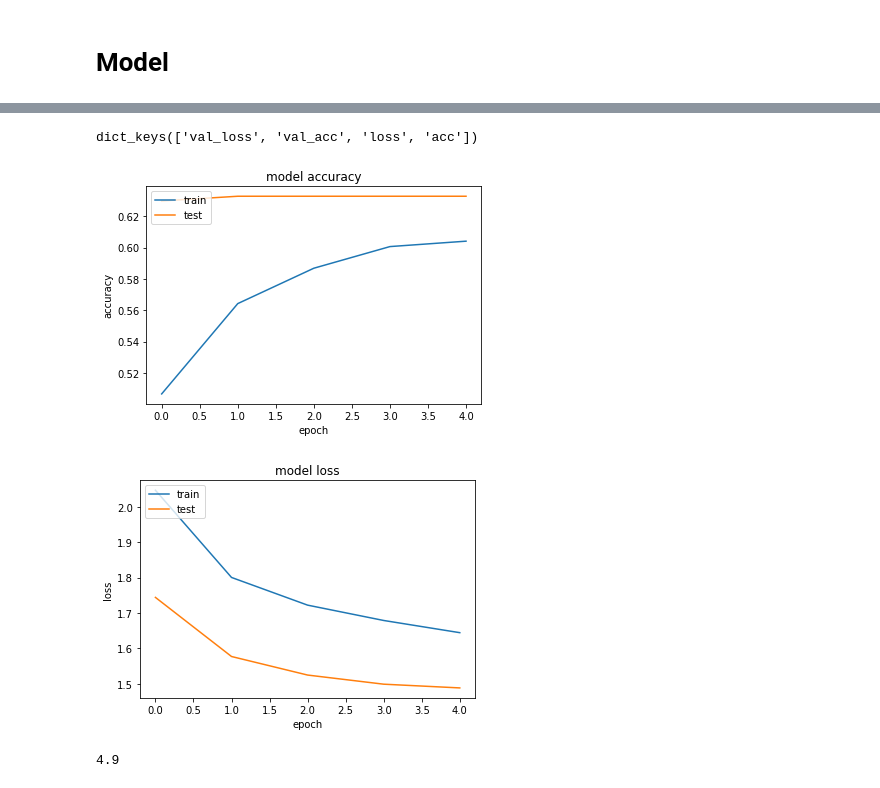
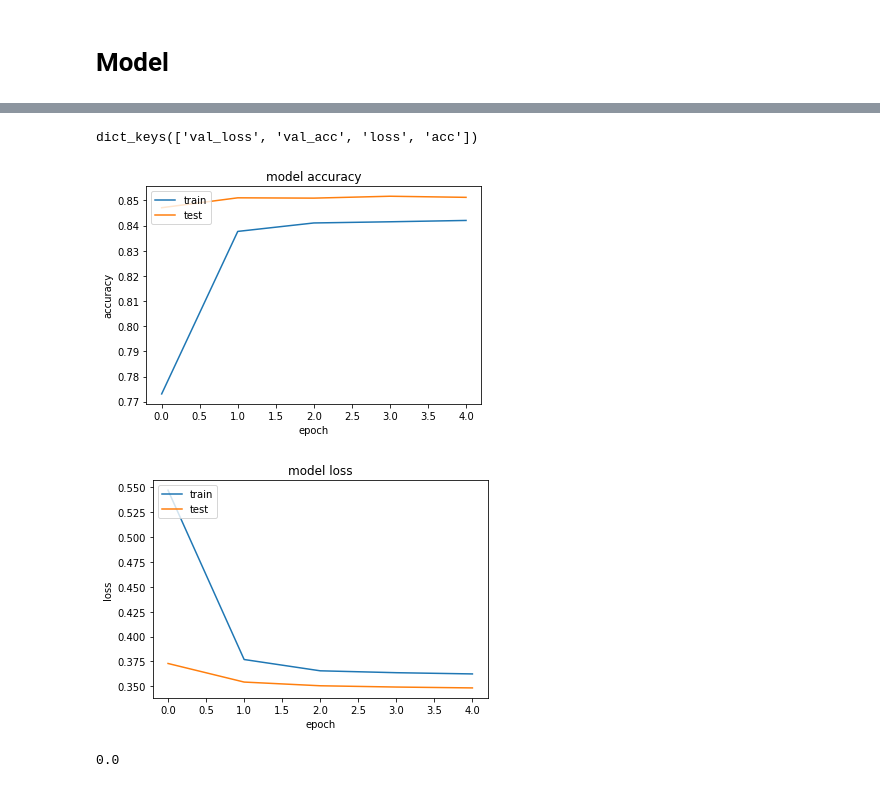
Before and after one commit to MustAndy/AI_for_NLP, a Jupyter notebook: P2/P2-test.ipynb, the cells around one changed output, grey strips where cells are left out. Drawn from its saved outputs; the diff is of its cells as text; code cells hidden in the pictures.

```diff
--- a/P2/P2-test.ipynb
+++ b/P2/P2-test.ipynb
@@ -183,3 +278,3 @@ def split_dataset(pad_comments,labels,split_frac):
 # %%
 import random
-x_train,y_train,x_test,y_test = split_dataset(pad_comments,labels,0.8)
+x_train,y_train,x_test,y_test = split_dataset(pad_comments,y_test,0.8)
@@ -235,0 +322,34 @@ Epoch 5/5
+# %%
+from keras.layers import Dense,Input,LSTM,Bidirectional,Activation,Conv1D,GRU
+from keras.callbacks import Callback
+from keras.layers import Dropout,Embedding,GlobalMaxPooling1D, MaxPooling1D, Add, Flatten
+from keras.preprocessing import text, sequence
+from keras.layers import GlobalAveragePooling1D, GlobalMaxPooling1D, concatenate, SpatialDropout1D
+from keras import initializers, regularizers, constraints, optimizers, layers, callbacks
+from keras.callbacks import EarlyStopping,ModelCheckpoint
+from keras.models import Model
+from keras.optimizers import Adam
+from sklearn.model_selection import train_test_split
+from sklearn.metrics import accuracy_score
+from sklearn.metrics import roc_auc_score
+def get_model():
+    embed_size=128
+    sequence_input = Input(shape=(200, ))
+    x = Embedding(90000, embed_size, trainable = False)(sequence_input)
+    x = SpatialDropout1D(0.2)(x)
+    x = Bidirectional(GRU(128, return_sequences=True,dropout=0.1,recurrent_dropout=0.2))(x)
+    x = Conv1D(32, kernel_size = 3, padding = "valid", kernel_initializer = "glorot_uniform")(x)
+    avg_pool = GlobalAveragePooling1D()(x)
+    max_pool = GlobalMaxPooling1D()(x)
+    x = concatenate([avg_pool, max_pool])
+    # x = Dense(128, activation='relu')(x)
+    # x = Dropout(0.1)(x)
+    preds = Dense(80, activation="sigmoid")(x)
+    model = Model(sequence_input, preds)
+    model.compile(loss='binary_crossentropy',optimizer=Adam(lr=1e-3),metrics=['accuracy'])
+    return model
+# %%
+model = get_model()
+# %%
+print(model.summary())
+history = model.fit(x_train, y_train,validation_data=(x_test, y_test), epochs=5,verbose=1, batch_size=40)
@@ -238,28 +389,28 @@ import matplotlib.pyplot as plt
 # %%
 print(history.history.keys())
 plt.plot(history.history['acc'])
 plt.plot(history.history['val_acc'])
 plt.title('model accuracy')
 plt.ylabel('accuracy')
 plt.xlabel('epoch')
 plt.legend(['train', 'test'], loc='upper left')
 
 plt.show()
 plt.plot(history.history['loss'])
 plt.plot(history.history['val_loss'])
 plt.title('model loss')
 plt.ylabel('loss')
 plt.xlabel('epoch')
 plt.legend(['train', 'test'], loc='upper left')
 plt.show()
 
-preds = model.predict(x_test)
+preds = model.predict(x_train)
 def accuracy(predictions, labels):
   return (100.0 * np.sum(np.argmax(predictions, 1) == np.argmax(labels, 1))
           / predictions.shape[0])
-print(accuracy(preds,y_test))
+print(accuracy(preds,y_train))
 # %% [output]
 dict_keys(['val_loss', 'val_acc', 'loss', 'acc'])
-[figure, old version]
+[figure, new version]
-[figure, old version]
+[figure, new version]
-4.9
+0.0
```
Also changed, not shown: parts of 39 cells of this notebook, 8 other files.
